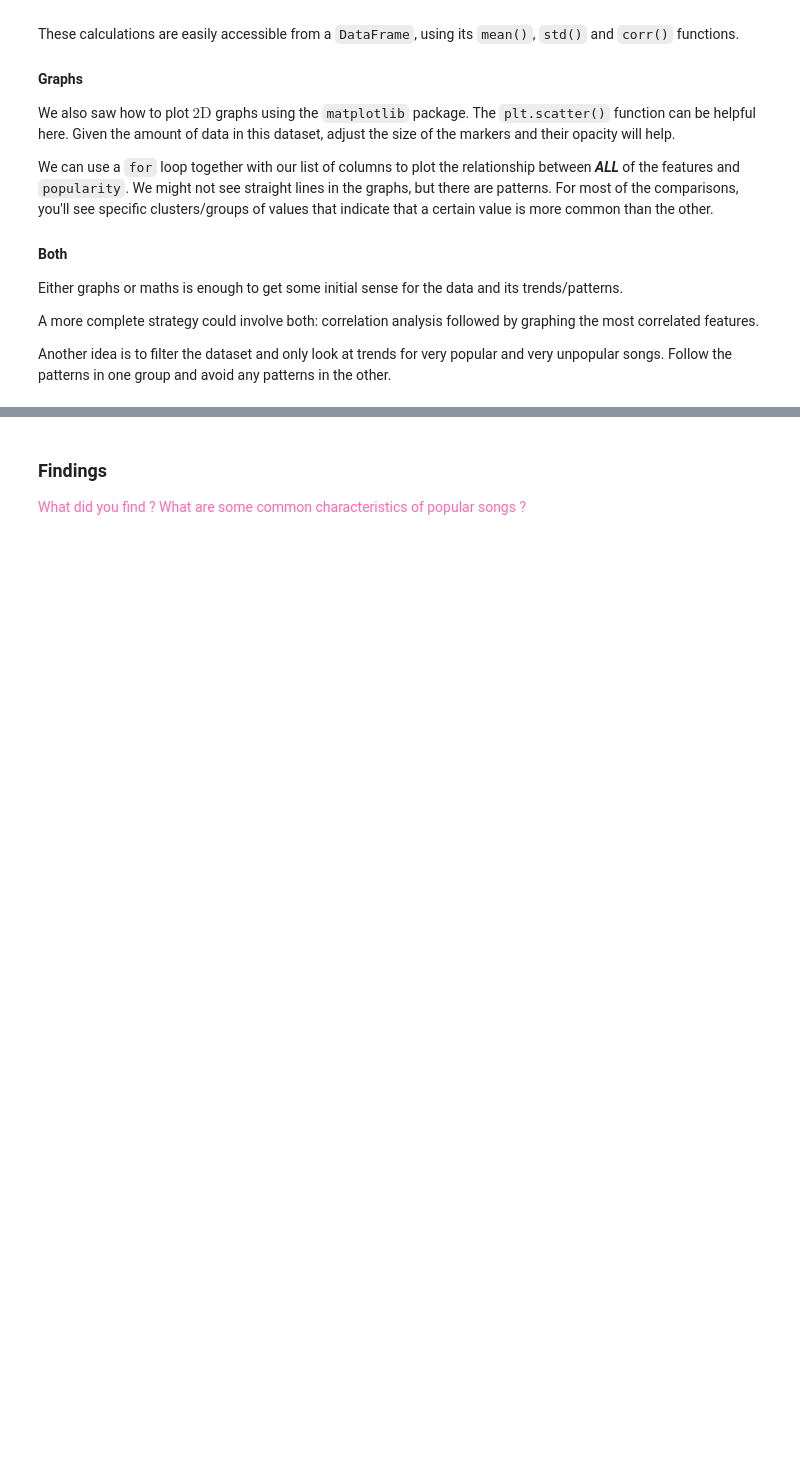
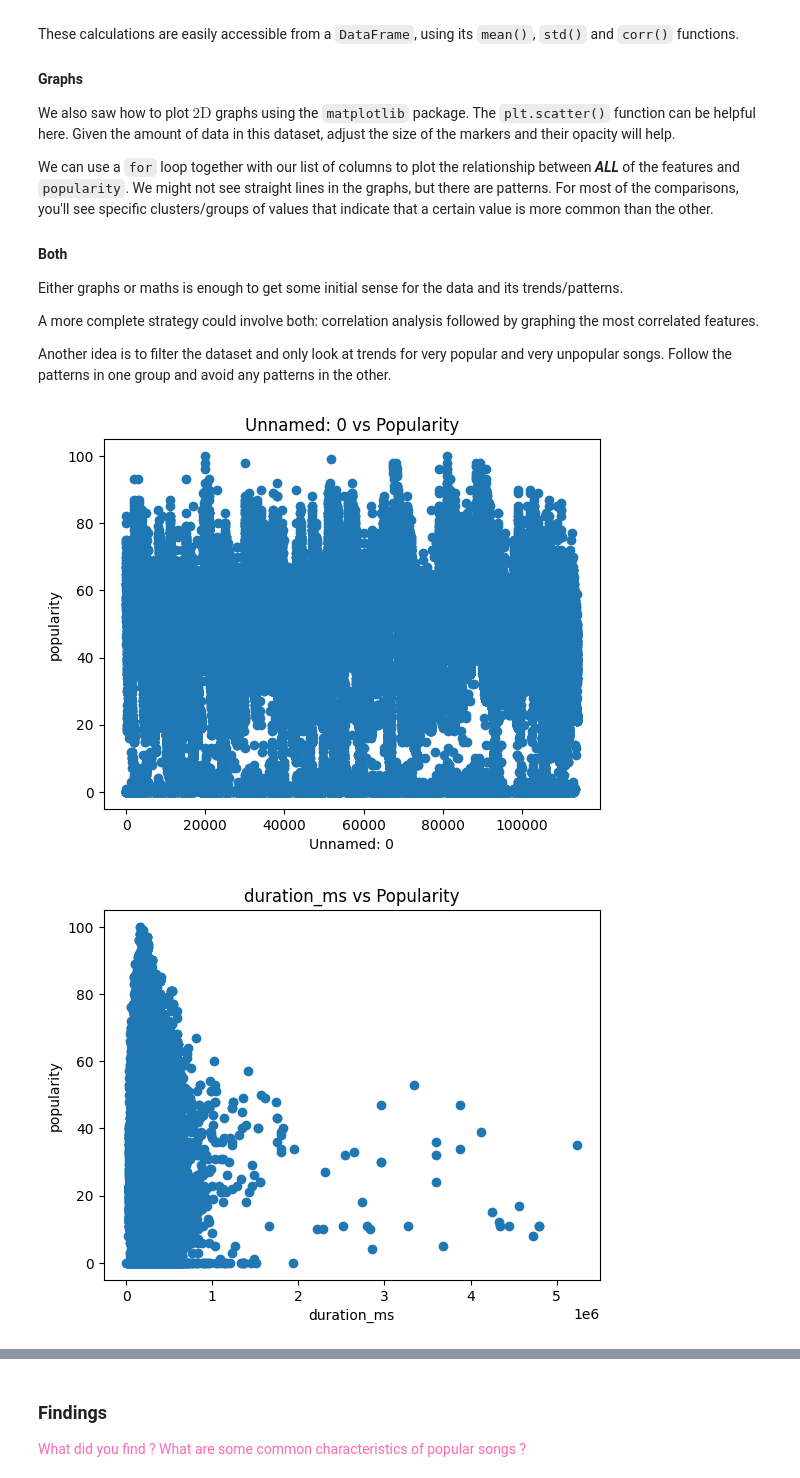
Before and after one commit to miaolanzhang1101-coder/Homework07, a Jupyter notebook: Homework07.ipynb, the cells around one changed output, grey strips where cells are left out. Drawn from its saved outputs; the diff is of its cells as text; code cells hidden in the pictures; blank space fills up the shorter version.

```diff
--- a/Homework07.ipynb
+++ b/Homework07.ipynb
@@ -34,4 +34,9 @@ Let's use the spotify dataset to try to find trends, patterns and characteristic
 There are a couple of ways of doing this, but the first thing to do is load the `CSV` file into a `DataFrame`:
 # %%
 # TODO: load ./data/spotify_tracks.csv into a DataFrame
+import pandas as pd
+df = pd.read_csv("./data/spotify_tracks.csv")
+
 # TODO: take a quick look at the table, column names, etc
+df.head()
+df.info()
@@ -84,11 +130,27 @@ A more complete strategy could involve both: correlation analysis followed by gr
 Another idea is to filter the dataset and only look at trends for very popular and very unpopular songs. Follow the patterns in one group and avoid any patterns in the other.
 # %%
 # TODO: Exploratory data analysis for features that correlate with song popularity
-
+num_data_df = df.select_dtypes(include=["number"])
 # TODO: by correlation
+corr = num_data_df.corr()["popularity"].sort_values(ascending=False)
+corr
 # OR
 # TODO: by graphing
+import matplotlib.pyplot as plt
+
+features = num_data_df.columns.drop("popularity")
+
+for col in features:
+    plt.figure()
+    plt.scatter(num_data_df[col], num_data_df["popularity"])
+    plt.xlabel(col)
+    plt.ylabel("popularity")
+    plt.title(f"{col} vs Popularity")
+    plt.show()
 # OR
 # TODO: both
 # OR
 # TODO: by filtering first
+# %% [output]
+[figure, added]
+[figure, added]
```
Also changed, not shown: parts of 5 cells of this notebook, 12 other files.
